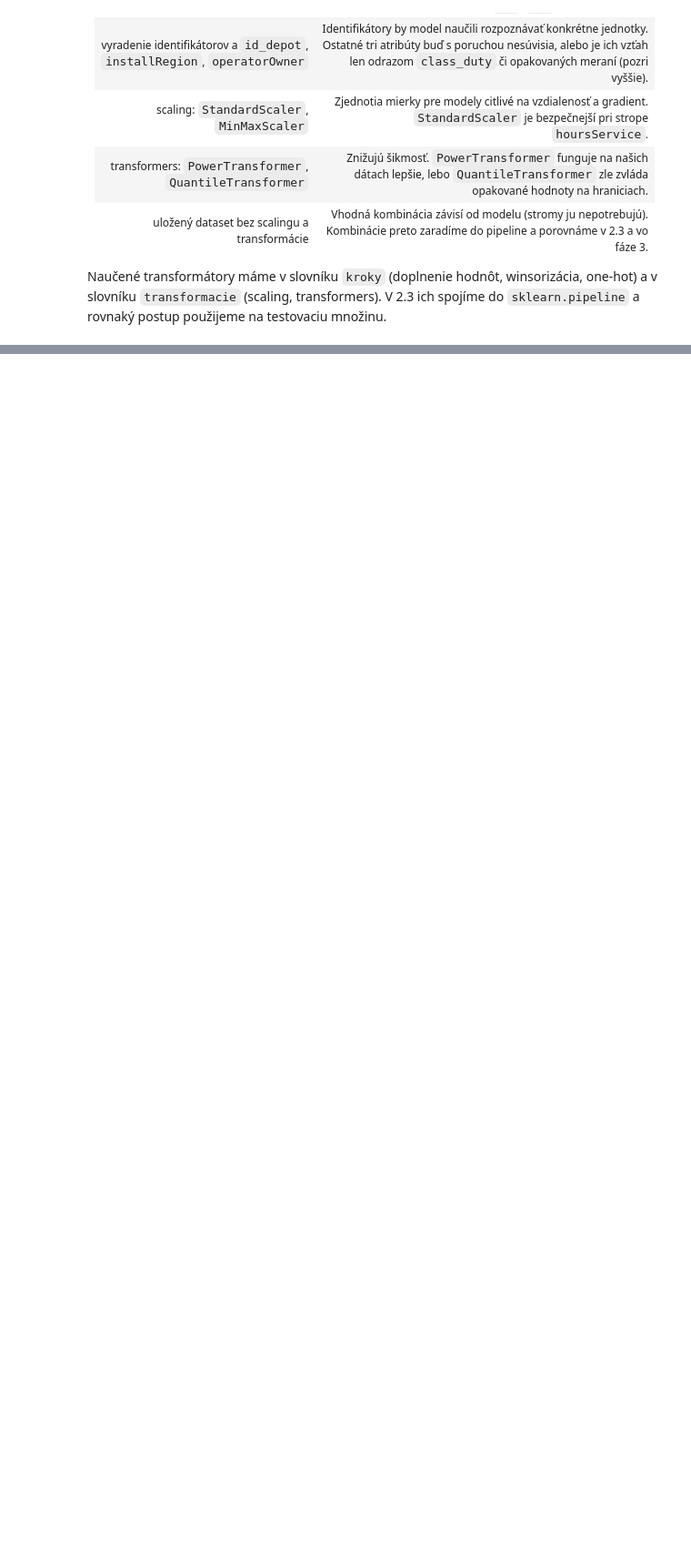
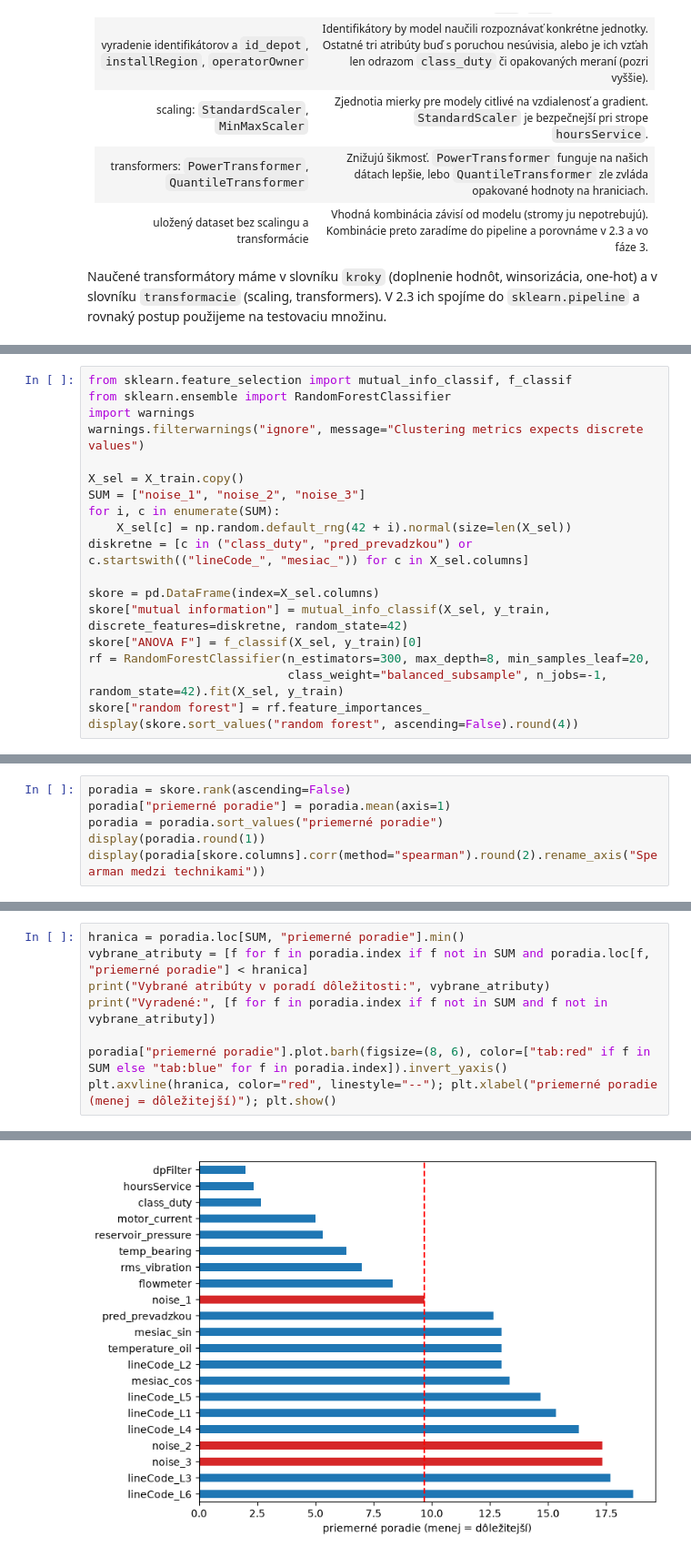
Before and after one commit to deno555/iau_projekt, a Jupyter notebook: IAU_projekt.ipynb, the cells around one changed output, grey strips where cells are left out. Shown at 91% size. Cells and saved outputs as stored; diff of their text form; blank space fills up the shorter version.

```diff
--- a/IAU_projekt.ipynb
+++ b/IAU_projekt.ipynb
@@ -1330,0 +1420,19 @@ Naučené transformátory máme v slovníku `kroky` (doplnenie hodnôt, winsoriz
+# %%
+from sklearn.feature_selection import mutual_info_classif, f_classif
+from sklearn.ensemble import RandomForestClassifier
+import warnings
+warnings.filterwarnings("ignore", message="Clustering metrics expects discrete values")
+
+X_sel = X_train.copy()
+SUM = ["noise_1", "noise_2", "noise_3"]
+for i, c in enumerate(SUM):
+    X_sel[c] = np.random.default_rng(42 + i).normal(size=len(X_sel))
+diskretne = [c in ("class_duty", "pred_prevadzkou") or c.startswith(("lineCode_", "mesiac_")) for c in X_sel.columns]
+
+skore = pd.DataFrame(index=X_sel.columns)
+skore["mutual information"] = mutual_info_classif(X_sel, y_train, discrete_features=diskretne, random_state=42)
+skore["ANOVA F"] = f_classif(X_sel, y_train)[0]
+rf = RandomForestClassifier(n_estimators=300, max_depth=8, min_samples_leaf=20,
+                            class_weight="balanced_subsample", n_jobs=-1, random_state=42).fit(X_sel, y_train)
+skore["random forest"] = rf.feature_importances_
+display(skore.sort_values("random forest", ascending=False).round(4))
@@ -1330,0 +1460,6 @@ Naučené transformátory máme v slovníku `kroky` (doplnenie hodnôt, winsoriz
+# %%
+poradia = skore.rank(ascending=False)
+poradia["priemerné poradie"] = poradia.mean(axis=1)
+poradia = poradia.sort_values("priemerné poradie")
+display(poradia.round(1))
+display(poradia[skore.columns].corr(method="spearman").round(2).rename_axis("Spearman medzi technikami"))
@@ -1330,0 +1492,9 @@ Naučené transformátory máme v slovníku `kroky` (doplnenie hodnôt, winsoriz
+# %%
+hranica = poradia.loc[SUM, "priemerné poradie"].min()
+vybrane_atributy = [f for f in poradia.index if f not in SUM and poradia.loc[f, "priemerné poradie"] < hranica]
+print("Vybrané atribúty v poradí dôležitosti:", vybrane_atributy)
+print("Vyradené:", [f for f in poradia.index if f not in SUM and f not in vybrane_atributy])
+
+poradia["priemerné poradie"].plot.barh(figsize=(8, 6), color=["tab:red" if f in SUM else "tab:blue" for f in poradia.index]).invert_yaxis()
+plt.axvline(hranica, color="red", linestyle="--"); plt.xlabel("priemerné poradie (menej = dôležitejší)"); plt.show()
+# %% [output]
@@ -1330,0 +1503 @@ Naučené transformátory máme v slovníku `kroky` (doplnenie hodnôt, winsoriz
+[figure, added]
```
Also changed, not shown: parts of 20 cells of this notebook.
